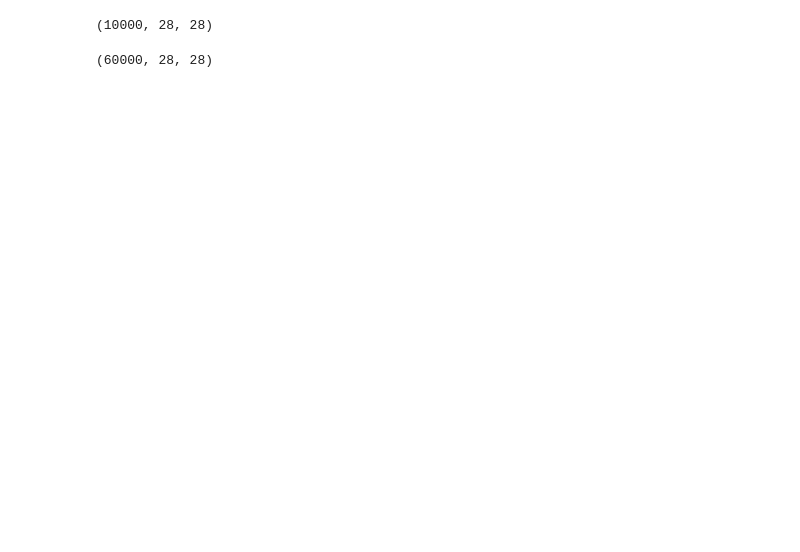
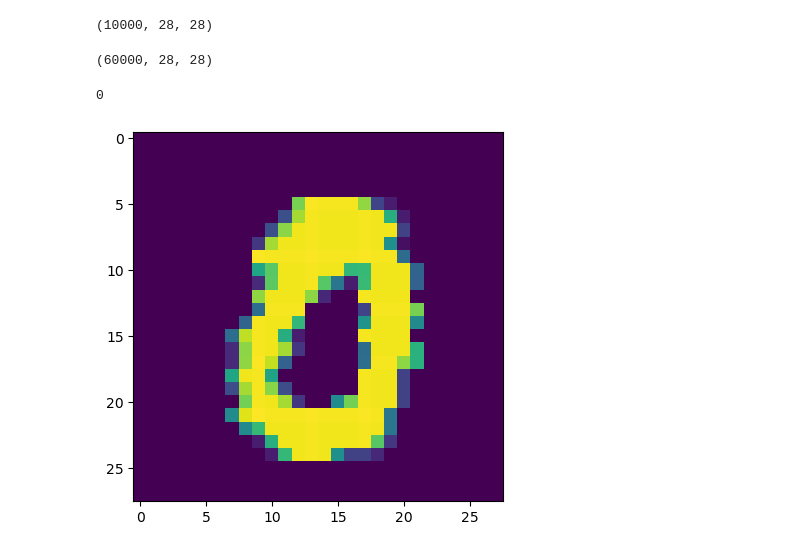
Before and after one commit to GitWitAnish/Deep-Learning, a Jupyter notebook: MNIST digit classification/main.ipynb, the cells around one changed output. Saved outputs shown, nothing was run; the diff lists cells and outputs as text; code cells hidden in the pictures; blank space fills up the shorter version.

```diff
--- a/MNIST digit classification/main.ipynb
+++ b/MNIST digit classification/main.ipynb
@@ -22,3 +23,11 @@ X_test.shape
 X_train.shape
 # %% [output]
 (60000, 28, 28)
+# %%
+import matplotlib.pyplot as plt
+plt.imshow(X_train[69])
+
+print(y_train[69])
+# %% [output]
+0
+[figure, added]
```
Also changed, not shown: parts of 14 cells of this notebook.
